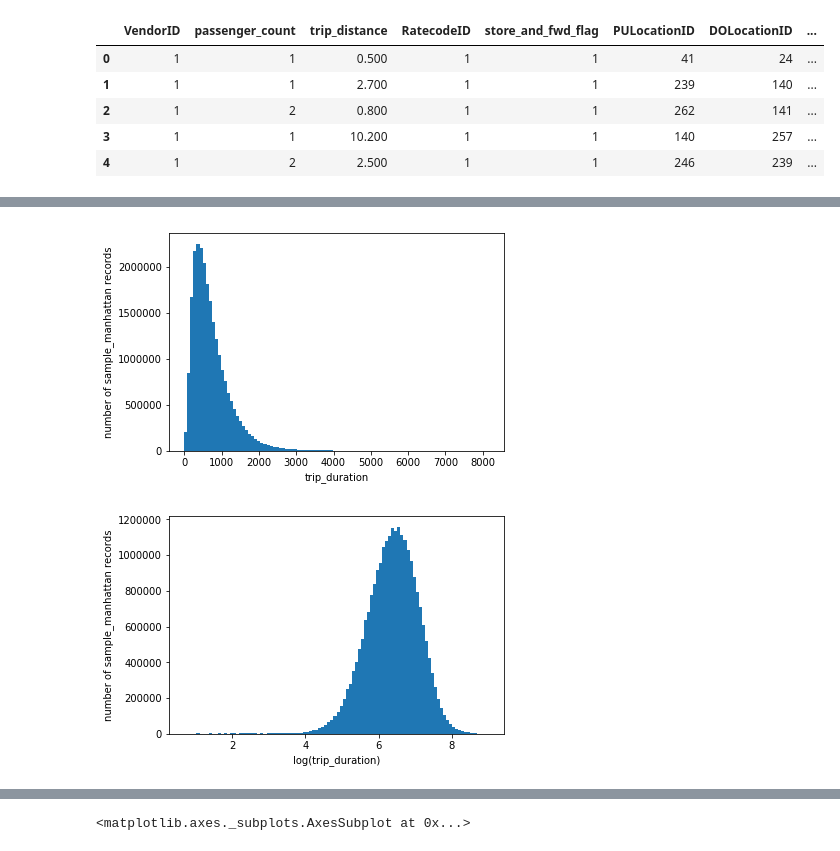
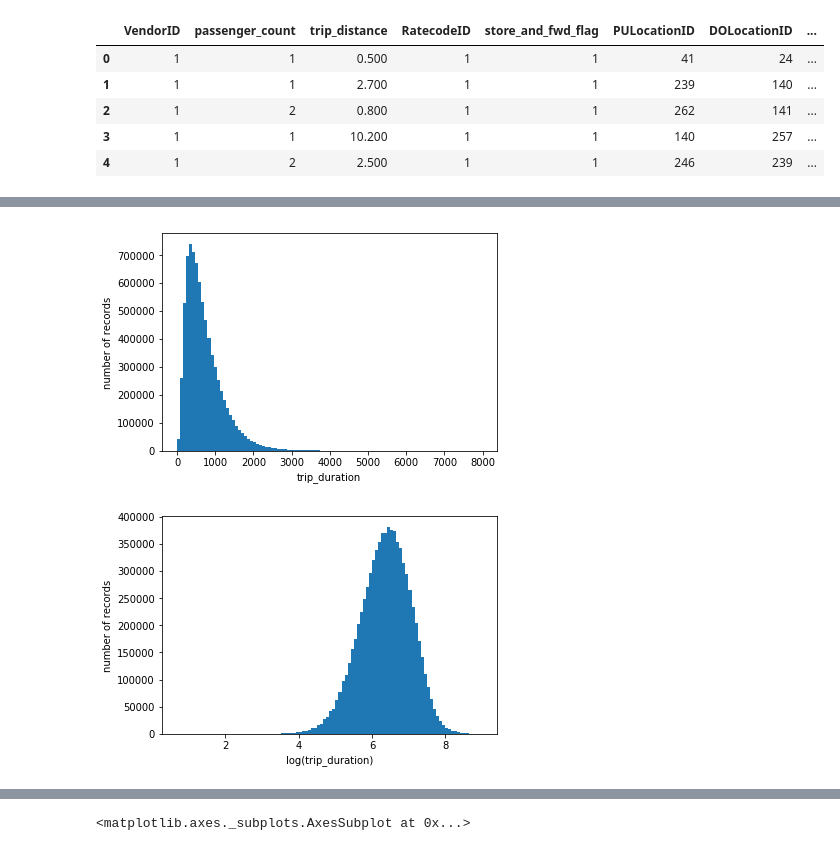
Before and after one commit to hlmiao/nyc_taxi_requests_prediction, a Jupyter notebook: nyc_taxi_requests_prediction.ipynb, the cells around one changed output, grey strips where cells are left out. Saved outputs shown, nothing was run; the diff lists cells and outputs as text; code cells hidden in the pictures.

Commit message:
add data visualize

```diff
--- a/nyc_taxi_requests_prediction.ipynb
+++ b/nyc_taxi_requests_prediction.ipynb
@@ -91,7 +101,7 @@ if demo:
     sample = pd.read_csv('nyc-tlc/trip data/sample.csv')
     sample_manhattan = filter_abnormal_data(sample)
 else:
-    for m in range(1, 4):  # (1, 7)
+    for m in range(1, 2):  # (1, 7)
         start = time.time()
         sample_1 = pd.read_csv('nyc-tlc/trip data/yellow_tripdata_2018-0' + str(m) + '.csv')
         print('read_csv 2018-0'+str(m)+':', time.time()-start)
@@ -105,11 +115,26 @@ else:
 print('sample_manhattan:', sample_manhattan.shape)
 
 start = time.time()
+
+m = np.mean(sample_manhattan['total_amount'])
+s = np.std(sample_manhattan['total_amount'])
+print('total_amount m:', m, 's:', s)
+sample_manhattan = sample_manhattan[sample_manhattan['total_amount'] <= m + 10*s]
+#sample_manhattan = sample_manhattan[sample_manhattan['total_amount'] >= m - 10*s]
+print('filter total_amount:', sample_manhattan.shape, time.time()-start)
+
+m = np.mean(sample_manhattan['trip_distance'])
+s = np.std(sample_manhattan['trip_distance'])
+print('trip_distance m:', m, 's:', s)
+sample_manhattan = sample_manhattan[sample_manhattan['trip_distance'] <= m + 20*s]
+#sample_manhattan = sample_manhattan[sample_manhattan['trip_distance'] >= m - 20*s]
+print('filter trip_distance:', sample_manhattan.shape, time.time()-start)
+
 m = np.mean(sample_manhattan['trip_duration'])
 s = np.std(sample_manhattan['trip_duration'])
-print('m:', m, 's:', s)
+print('trip_duration m:', m, 's:', s)
 sample_manhattan = sample_manhattan[sample_manhattan['trip_duration'] <= m + 2*s]
-sample_manhattan = sample_manhattan[sample_manhattan['trip_duration'] >= m - 2*s]
+#sample_manhattan = sample_manhattan[sample_manhattan['trip_duration'] >= m - 2*s]
 print('filter trip_duration:', sample_manhattan.shape, time.time()-start)
 
 print('sample_manhattan.shape:', sample_manhattan.shape)
@@ -153,8 +178,6 @@ sample_manhattan['is_morning_peak'] = sample_manhattan['tpep_pickup_hour'].map(l
 print('is_morning_peak:', time.time()-start)
 sample_manhattan['is_evening_peak'] = sample_manhattan['tpep_pickup_hour'].map(lambda x: 17 <= x <= 19 and 1 or 0)
 print('is_evening_peak:', time.time()-start)
-sample_manhattan['trip_speed'] = sample_manhattan['trip_distance']/sample_manhattan['trip_duration']
-print('trip_speed:', time.time()-start)
 sample_manhattan['store_and_fwd_flag'] = sample_manhattan['store_and_fwd_flag'].map(lambda x: x == 'N' and 0 or 1)
 print('store_and_fwd_flag:', time.time()-start)
 
@@ -215,0 +245,7 @@ sample_manhattan.describe()
+# %%
+sample_manhattan['log_total_amount'] = np.log(sample_manhattan['total_amount'].values + 1)
+plt.hist(sample_manhattan['log_total_amount'].values, bins=100)
+plt.xlabel('log(total_amount)')
+plt.ylabel('number of records')
+plt.show()
+#sns.distplot(sample_manhattan["log_trip_duration"], bins =100)
@@ -215,0 +261,7 @@ sample_manhattan.describe()
+# %%
+sample_manhattan['log_trip_distance'] = np.log(sample_manhattan['trip_distance'].values + 1)
+plt.hist(sample_manhattan['log_trip_distance'].values, bins=100)
+plt.xlabel('log(trip_distance)')
+plt.ylabel('number of records')
+plt.show()
+#sns.distplot(sample_manhattan["log_trip_duration"], bins =100)
@@ -216,16 +270,16 @@ sample_manhattan.describe()
 # %%
 plt.hist(sample_manhattan['trip_duration'].values, bins=100)
 plt.xlabel('trip_duration')
-plt.ylabel('number of sample_manhattan records')
+plt.ylabel('number of records')
 plt.show()
 # %% [output]
-[figure, old version]
+[figure, new version]
 # %%
 sample_manhattan['log_trip_duration'] = np.log(sample_manhattan['trip_duration'].values + 1)
 plt.hist(sample_manhattan['log_trip_duration'].values, bins=100)
 plt.xlabel('log(trip_duration)')
-plt.ylabel('number of sample_manhattan records')
+plt.ylabel('number of records')
 plt.show()
 #sns.distplot(sample_manhattan["log_trip_duration"], bins =100)
 # %% [output]
-[figure, old version]
+[figure, new version]
```
Also changed, not shown: parts of 27 cells of this notebook.
